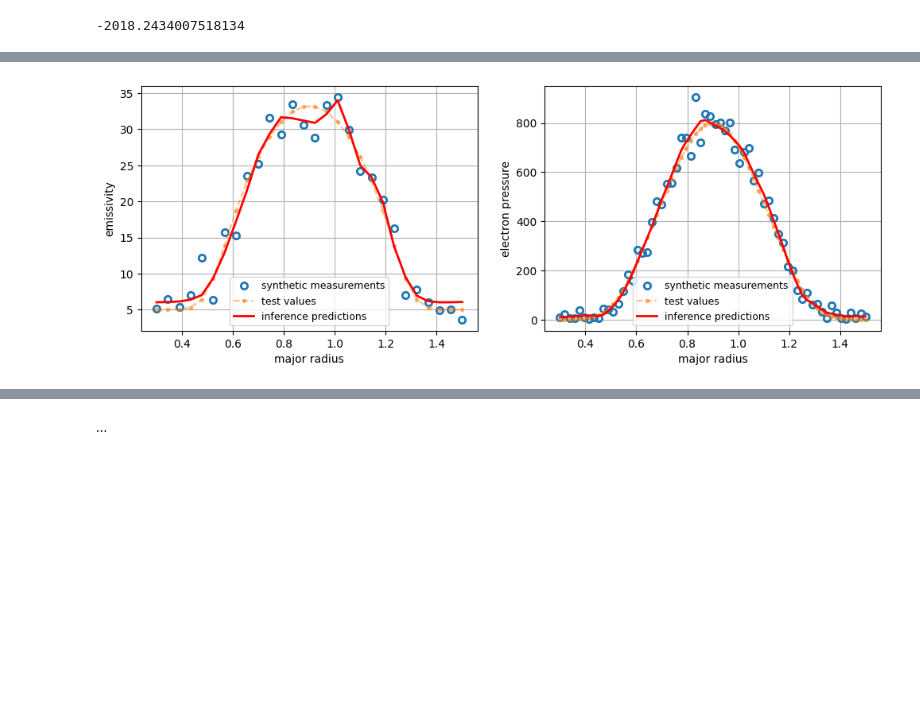
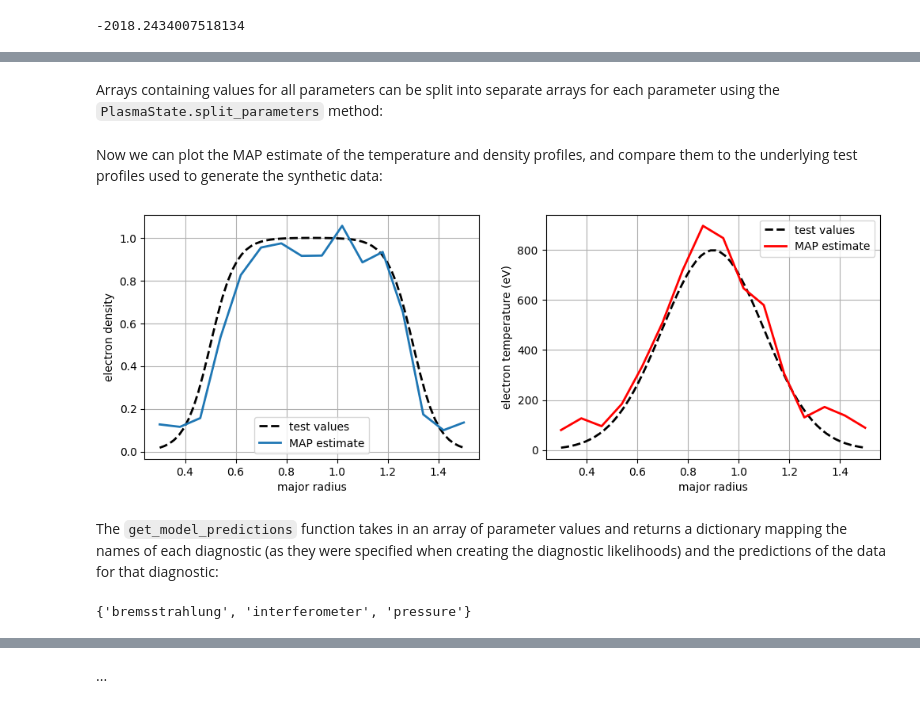
Before and after one commit to C-bowman/midas-examples, a Jupyter notebook: sxr_example/sxr_example_notebook.ipynb, the cells around one changed output, grey strips where cells are left out. Drawn from its saved outputs; the diff is of its cells as text; code cells hidden in the pictures; blank space fills up the shorter version.

```diff
--- a/sxr_example/sxr_example_notebook.ipynb
+++ b/sxr_example/sxr_example_notebook.ipynb
@@ -263,28 +262,2 @@ plt.show()
-# %%
-from data import test_axis, test_te, brem_data_clean, pe_data_clean
-
-model_predictions = Posterior.get_model_predictions(map_estimate_params)
-
-fig = plt.figure(figsize=(12, 4))
-
-ax1 = fig.add_subplot(1, 2, 1)
-ax1.plot(brem_axis, brem_data, "o", label="synthetic measurements", markerfacecolor="none", markeredgewidth=2)
-ax1.plot(brem_axis, brem_data_clean, ".--", alpha=0.5, label="test values")
-ax1.plot(brem_axis, model_predictions["bremsstrahlung"], c="red", lw=2, label="inference predictions")
-ax1.grid()
-ax1.set_ylabel("emissivity")
-ax1.set_xlabel("major radius")
-ax1.legend(fontsize=9)
-
-ax2 = fig.add_subplot(1, 2, 2)
-ax2.plot(pe_axis, pe_data, "o", label="synthetic measurements", markerfacecolor="none", markeredgewidth=2)
-ax2.plot(pe_axis, pe_data_clean, ".--", alpha=0.5, label="test values")
-ax2.plot(pe_axis, model_predictions["pressure"], c="red", lw=2, label="inference predictions")
-ax2.grid()
-ax2.set_ylabel("electron pressure")
-ax2.set_xlabel("major radius")
-ax2.legend(fontsize=9)
-
-plt.show()
-# %% [output]
-[figure, removed]
+# %% [markdown]
+Arrays containing values for all parameters can be split into separate arrays for each parameter using the `PlasmaState.split_parameters` method:
@@ -290,0 +266,35 @@ plt.show()
+# %% [markdown]
+Now we can plot the MAP estimate of the temperature and density profiles, and compare them to the underlying test profiles used to generate the synthetic data:
+# %%
+from data import test_axis, test_te, test_ne
+
+fig = plt.figure(figsize=(12, 4))
+
+ax1 = fig.add_subplot(1, 2, 1)
+ax1.plot(test_axis, test_ne, label="test values", c="black", lw=2, ls="dashed")
+ax1.plot(field_axis, params_dict["ne_linear_basis"], label="MAP estimate", c="C0", lw=2)
+ax1.set_ylabel("electron density")
+ax1.set_xlabel("major radius")
+ax1.grid()
+ax1.legend()
+
+ax2 = fig.add_subplot(1, 2, 2)
+ax2.plot(test_axis, test_te, label="test values", c="black", lw=2, ls="dashed")
+ax2.plot(field_axis, params_dict["te_linear_basis"], label="MAP estimate", c="red", lw=2)
+ax2.set_ylabel("electron temperature (eV)")
+ax2.set_xlabel("major radius")
+ax2.grid()
+ax2.legend()
+
+plt.show()
+# %% [output]
+[figure, added]
+# %% [markdown]
+The `get_model_predictions` function takes in an array of parameter values and returns a dictionary mapping the names of each diagnostic (as they were specified when creating the diagnostic likelihoods) and the predictions of the data for that diagnostic:
+# %%
+model_predictions = posterior.get_model_predictions(map_estimate_params)
+
+# check the diagnostic names
+{name for name in model_predictions.keys()}
+# %% [output]
+{'bremsstrahlung', 'interferometer', 'pressure'}
```
Also changed, not shown: parts of 36 cells of this notebook.
